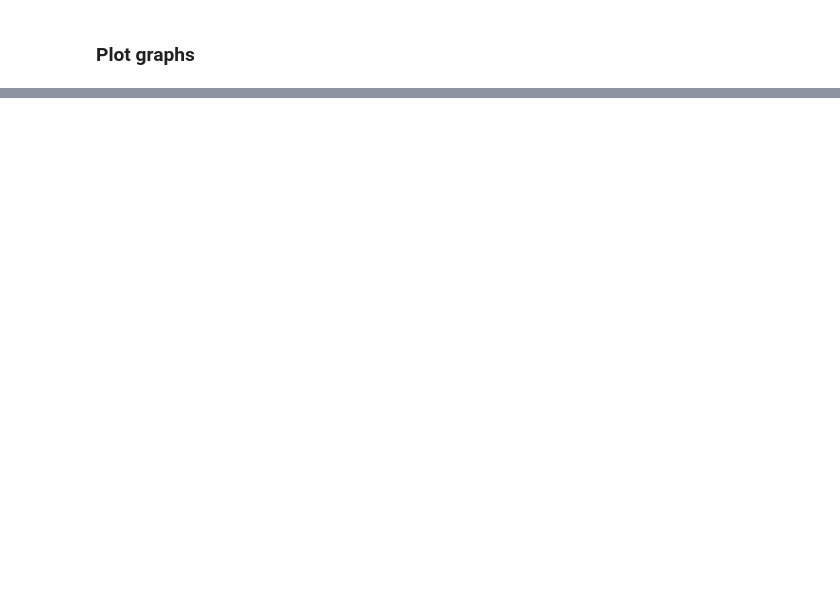
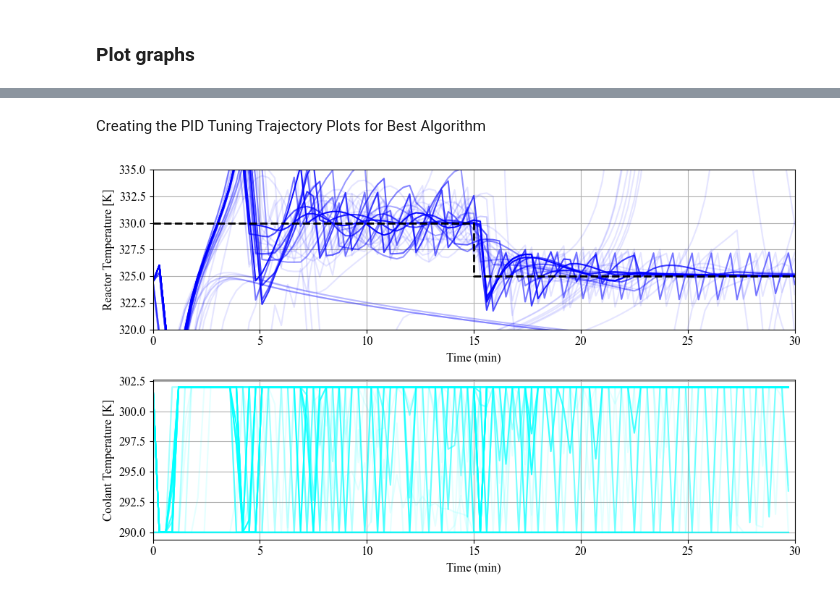
Before and after one commit to OptiMaL-PSE-Lab/DDO-4-ChemEng, a Jupyter notebook: Benchmarking/01_unconstrained/04_CSTR_PID_uncon_quantitative_benchmarking.ipynb, the cells around one changed output, grey strips where cells are left out. Drawn from its saved outputs; the diff is of its cells as text; code cells hidden in the pictures; blank space fills up the shorter version.

```diff
--- a/Benchmarking/01_unconstrained/04_CSTR_PID_uncon_quantitative_benchmarking.ipynb
+++ b/Benchmarking/01_unconstrained/04_CSTR_PID_uncon_quantitative_benchmarking.ipynb
@@ -185,0 +141,52 @@ CSTR.plot_result_ct(K_opt)
+# %% [markdown]
+Creating the PID Tuning Trajectory Plots for Best Algorithm
+# %%
+# Setting up data for plotting
+T_des = [330 for i in range(51)] + [325 for i in range(50)]
+temp_trajectories = trajectories['D32']['cstr_pid_f']['PID_traj']['opt_CUATRO_pls'][0]['T']
+tc_trajectories = trajectories['D32']['cstr_pid_f']['PID_traj']['opt_CUATRO_pls'][0]['Tc']
+time_span = trajectories['D32']['cstr_pid_f']['PID_traj']['opt_CUATRO_pls'][0]['t_c'][0][0]
+
+# Set every tenth alpha to gradually increase from 0 to 1
+alpha_values = np.zeros(len(temp_trajectories))
+for i in range(0, len(temp_trajectories), 10):
+    alpha_values[i] = (i / len(temp_trajectories))
+alpha_values[:50] = 0.1  # Adjust the faintness factor as needed
+
+# Define the font properties for Times New Roman
+font_properties = {'family': 'Times New Roman', 'size': 12}
+
+plt.figure(figsize=(10, 6))
+
+# First subplot for temperature trajectories
+plt.subplot(2, 1, 1)
+for idx, trajectory in enumerate(temp_trajectories):
+    alpha = alpha_values[idx]
+    plt.plot(time_span, np.array(trajectory).reshape(101,), color='blue', lw=1.5, alpha=alpha)
+plt.step(time_span, T_des, '--', lw=2, color='black')
+plt.ylabel('Reactor Temperature [K]', **font_properties)
+plt.xlabel('Time (min)', **font_properties)
+plt.ylim([320, 335])
+plt.xlim([0, 30])
+plt.grid(True)
+plt.xticks()
+plt.yticks()
+
+# Second subplot for Tc trajectories
+plt.subplot(2, 1, 2)
+for idx, trajectory in enumerate(tc_trajectories):
+    alpha = alpha_values[idx]
+    plt.plot(time_span[:-1], np.array(trajectory).reshape(100,), color='cyan', lw=1.5, alpha=alpha)
+
+plt.xlim([0, 30])
+plt.ylabel('Coolant Temperature [K]', **font_properties)
+plt.xlabel('Time (min)', **font_properties)
+plt.grid(True)
+plt.xticks(fontsize=12)
+plt.yticks(fontsize=12)
+
+# Adjust layout to prevent overlap
+plt.tight_layout()
+plt.show()
+# %% [output]
+[figure, added]
```
Also changed, not shown: parts of 7 cells of this notebook.
